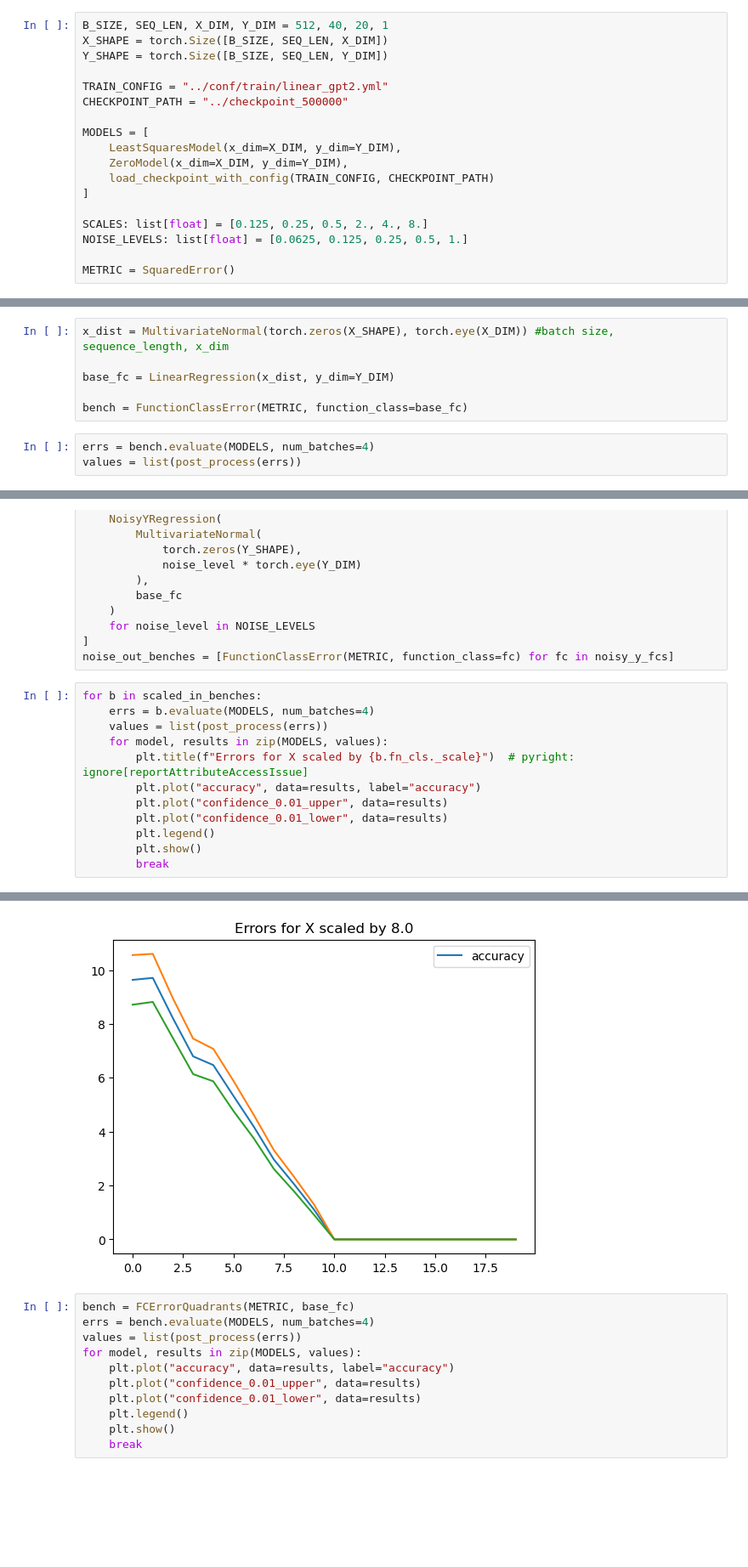
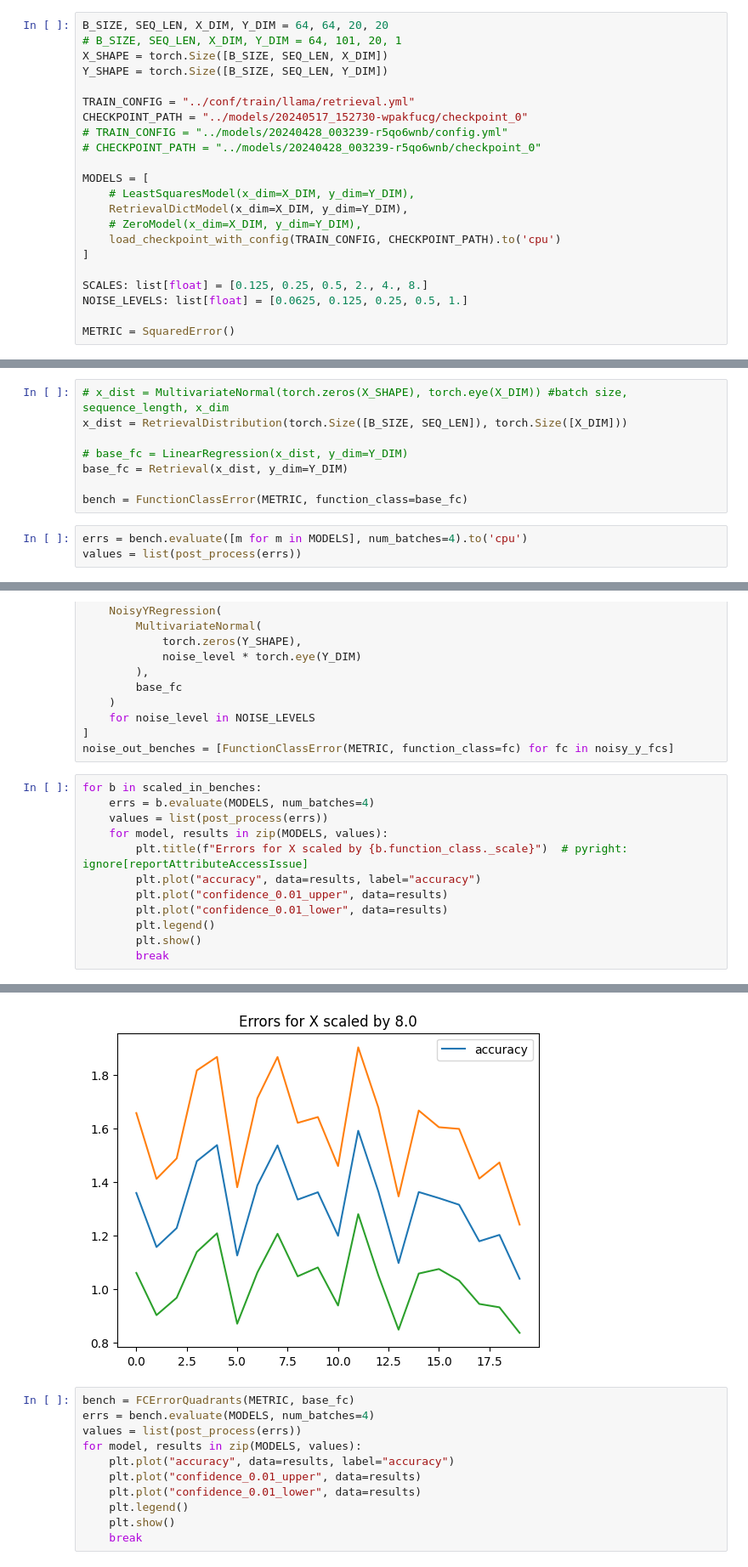
Before and after one commit to in-context-learning-2024/in-context, a Jupyter notebook: src/eval.ipynb, the cells around one changed output, grey strips where cells are left out. Shown at 85% size. Drawn from its saved outputs; the diff is of its cells as text; blank space fills up the shorter version.

Commit message:
evaluate works (needs to be cleaned)

```diff
--- a/src/eval.ipynb
+++ b/src/eval.ipynb
@@ -29,16 +32,20 @@ from torch.distributions import MultivariateNormal
 import torch
 # %%
-B_SIZE, SEQ_LEN, X_DIM, Y_DIM = 512, 40, 20, 1
+B_SIZE, SEQ_LEN, X_DIM, Y_DIM = 64, 64, 20, 20
+# B_SIZE, SEQ_LEN, X_DIM, Y_DIM = 64, 101, 20, 1
 X_SHAPE = torch.Size([B_SIZE, SEQ_LEN, X_DIM])
 Y_SHAPE = torch.Size([B_SIZE, SEQ_LEN, Y_DIM])
 
-TRAIN_CONFIG = "../conf/train/linear_gpt2.yml"
-CHECKPOINT_PATH = "../checkpoint_500000"
+TRAIN_CONFIG = "../conf/train/llama/retrieval.yml"
+CHECKPOINT_PATH = "../models/20240517_152730-wpakfucg/checkpoint_0"
+# TRAIN_CONFIG = "../models/20240428_003239-r5qo6wnb/config.yml"
+# CHECKPOINT_PATH = "../models/20240428_003239-r5qo6wnb/checkpoint_0"
 
 MODELS = [
-    LeastSquaresModel(x_dim=X_DIM, y_dim=Y_DIM),
-    ZeroModel(x_dim=X_DIM, y_dim=Y_DIM),
-    load_checkpoint_with_config(TRAIN_CONFIG, CHECKPOINT_PATH)
+    # LeastSquaresModel(x_dim=X_DIM, y_dim=Y_DIM),
+    RetrievalDictModel(x_dim=X_DIM, y_dim=Y_DIM),
+    # ZeroModel(x_dim=X_DIM, y_dim=Y_DIM),
+    load_checkpoint_with_config(TRAIN_CONFIG, CHECKPOINT_PATH).to('cpu')
 ]
 
 SCALES: list[float] = [0.125, 0.25, 0.5, 2., 4., 8.]
@@ -48,11 +73,13 @@ METRIC = SquaredError()
 # %%
-x_dist = MultivariateNormal(torch.zeros(X_SHAPE), torch.eye(X_DIM)) #batch size, sequence_length, x_dim
+# x_dist = MultivariateNormal(torch.zeros(X_SHAPE), torch.eye(X_DIM)) #batch size, sequence_length, x_dim
+x_dist = RetrievalDistribution(torch.Size([B_SIZE, SEQ_LEN]), torch.Size([X_DIM]))
 
-base_fc = LinearRegression(x_dist, y_dim=Y_DIM)
+# base_fc = LinearRegression(x_dist, y_dim=Y_DIM)
+base_fc = Retrieval(x_dist, y_dim=Y_DIM)
 
 bench = FunctionClassError(METRIC, function_class=base_fc)
 # %%
-errs = bench.evaluate(MODELS, num_batches=4)
+errs = bench.evaluate([m for m in MODELS], num_batches=4).to('cpu')
 values = list(post_process(errs))
 # %%
 for model, results in zip(MODELS, values):
@@ -104,7 +131,7 @@ for b in scaled_in_benches:
     errs = b.evaluate(MODELS, num_batches=4)
     values = list(post_process(errs))
     for model, results in zip(MODELS, values):
-        plt.title(f"Errors for X scaled by {b.fn_cls._scale}")  # pyright: ignore[reportAttributeAccessIssue]
+        plt.title(f"Errors for X scaled by {b.function_class._scale}")  # pyright: ignore[reportAttributeAccessIssue]
         plt.plot("accuracy", data=results, label="accuracy")
         plt.plot("confidence_0.01_upper", data=results)
         plt.plot("confidence_0.01_lower", data=results)
@@ -120,4 +147,4 @@ for b in scaled_in_benches:
-[figure, old version]
+[figure, new version]
 # %%
 bench = FCErrorQuadrants(METRIC, base_fc)
 errs = bench.evaluate(MODELS, num_batches=4)
```
Also changed, not shown: parts of 4 cells of this notebook, 4 other files.
